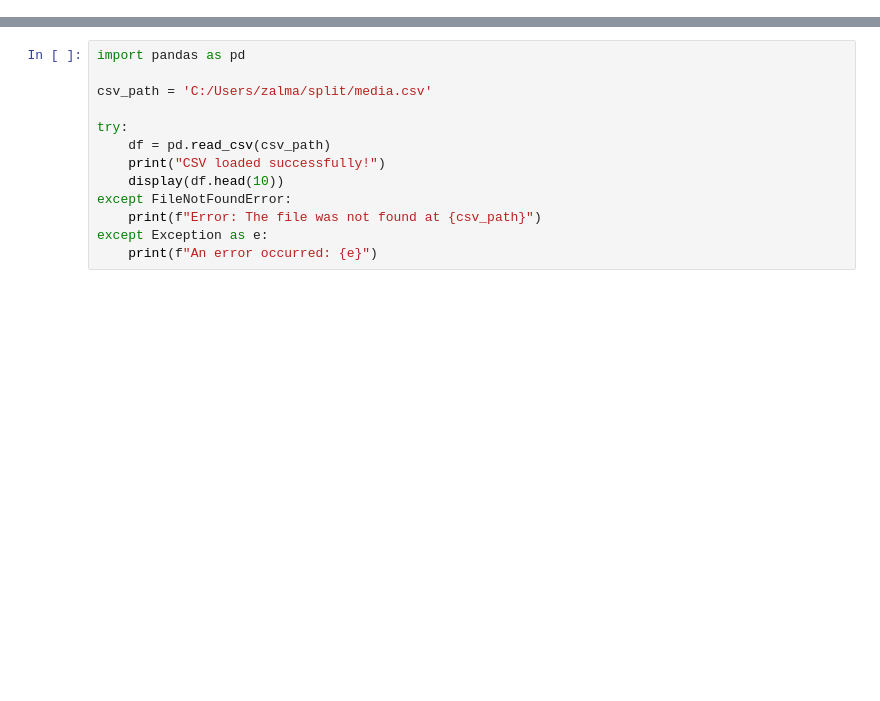
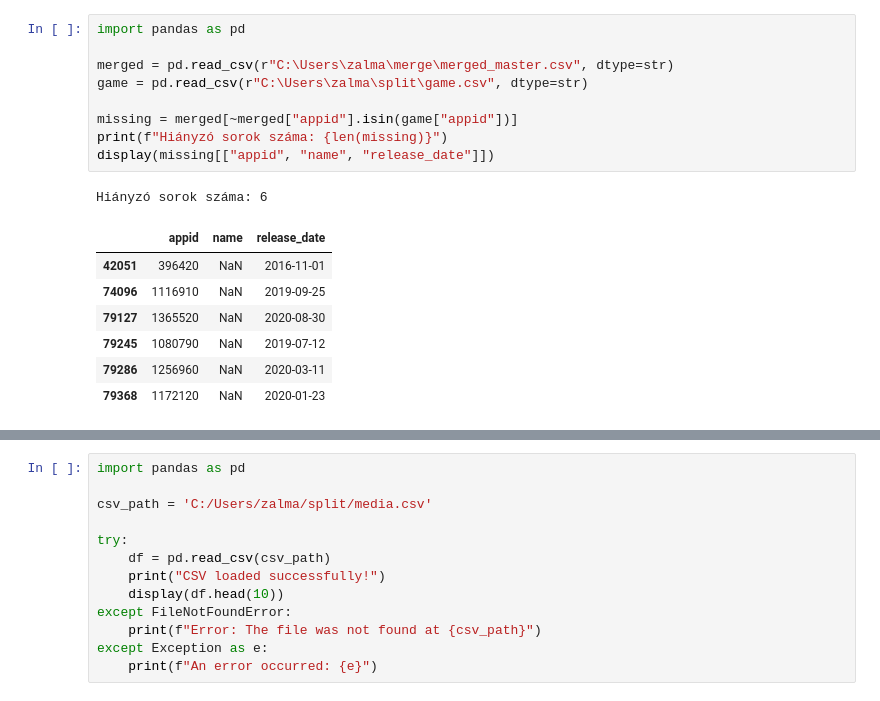
Before and after one commit to Ddavid111/videogame-data-analysis, a Jupyter notebook: notebooks/merge.ipynb, the cells around one changed output, grey strips where cells are left out. Saved outputs shown, nothing was run; the diff lists cells and outputs as text; blank space fills up the shorter version.

Commit message:
Updated merge

```diff
--- a/notebooks/merge.ipynb
+++ b/notebooks/merge.ipynb
@@ -1354,0 +1596,18 @@ if __name__ == "__main__":
+# %%
+import pandas as pd
+
+merged = pd.read_csv(r"C:\Users\zalma\merge\merged_master.csv", dtype=str)
+game = pd.read_csv(r"C:\Users\zalma\split\game.csv", dtype=str)
+
+missing = merged[~merged["appid"].isin(game["appid"])]
+print(f"Hiányzó sorok száma: {len(missing)}")
+display(missing[["appid", "name", "release_date"]])
+# %% [output]
+Hiányzó sorok száma: 6
+|  | appid | name | release_date |
+| 42051 | 396420 | NaN | 2016-11-01 |
+| 74096 | 1116910 | NaN | 2019-09-25 |
+| 79127 | 1365520 | NaN | 2020-08-30 |
+| 79245 | 1080790 | NaN | 2019-07-12 |
+| 79286 | 1256960 | NaN | 2020-03-11 |
+| 79368 | 1172120 | NaN | 2020-01-23 |
```
Also changed, not shown: parts of 5 cells of this notebook.
